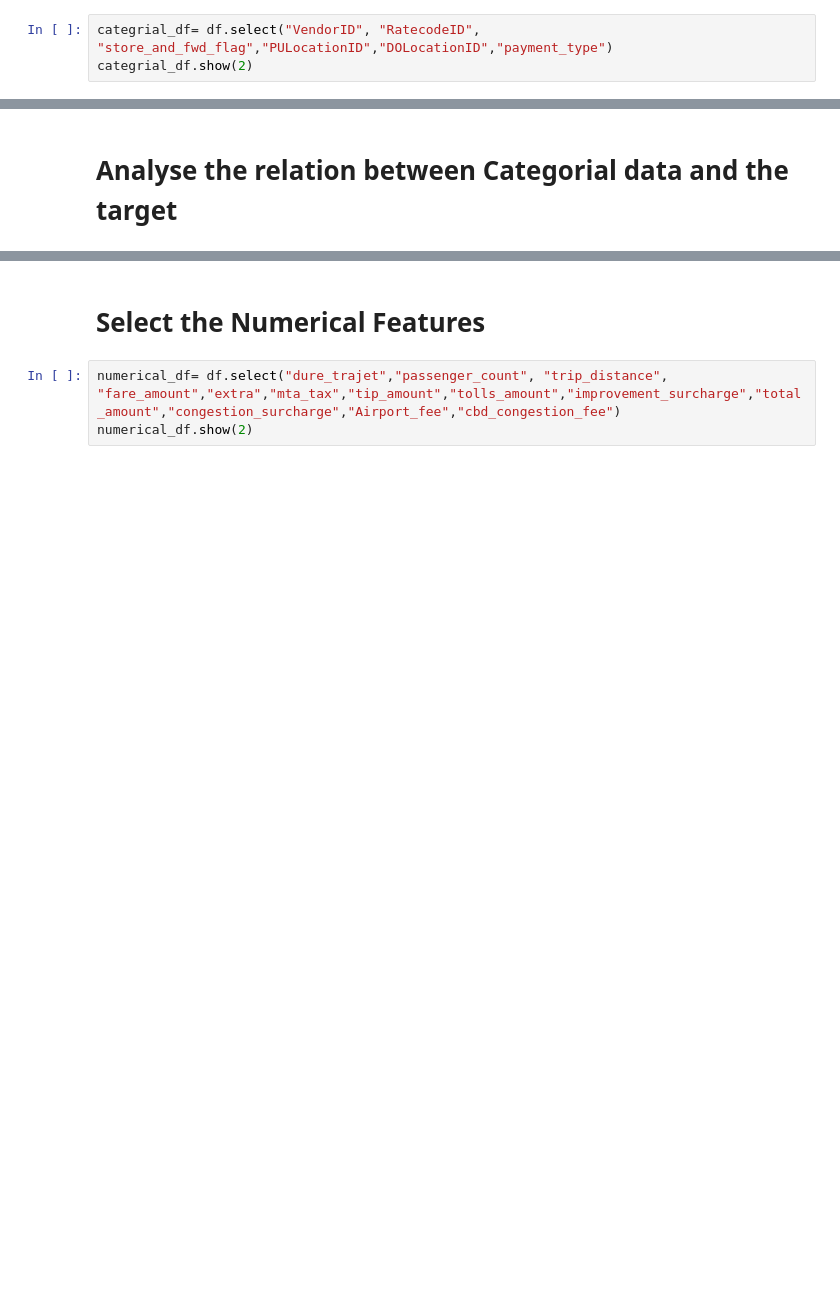
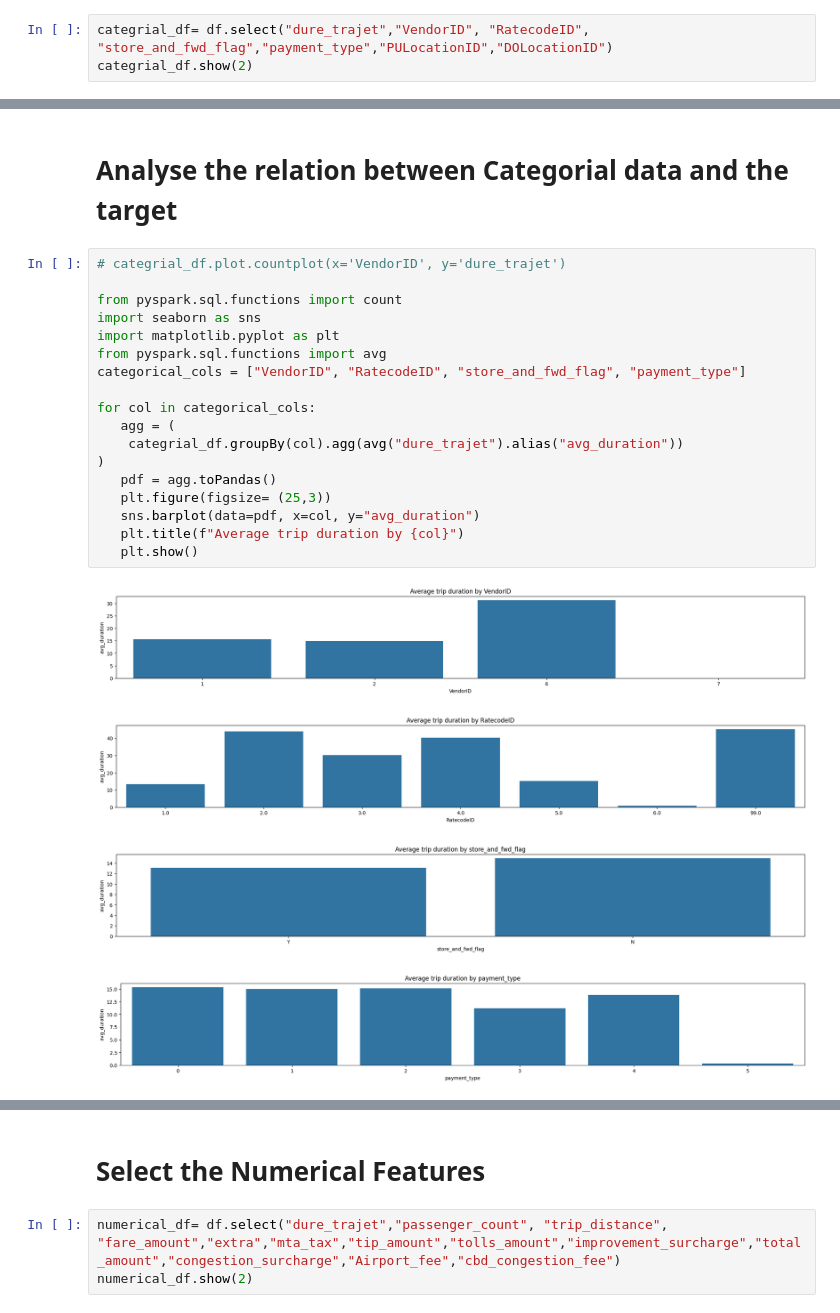
Before and after one commit to Maryemelb/LogiTrack_etl, a Jupyter notebook: Nootbooks/eda.ipynb, the cells around one changed output, grey strips where cells are left out. Cells and saved outputs as stored; diff of their text form; blank space fills up the shorter version.

```diff
--- a/Nootbooks/eda.ipynb
+++ b/Nootbooks/eda.ipynb
@@ -160,6 +177,6 @@ cbd_congestion_fee
 # %% [markdown]
 # Select the Categorial Columns
 # %%
-categrial_df= df.select("VendorID", "RatecodeID", "store_and_fwd_flag","PULocationID","DOLocationID","payment_type")
+categrial_df= df.select("dure_trajet","VendorID", "RatecodeID", "store_and_fwd_flag","payment_type","PULocationID","DOLocationID")
 categrial_df.show(2)
 # %% [output]
@@ -172,3 +189,26 @@ categrial_df.show(2)
 only showing top 2 rows
 # %% [markdown]
 # Analyse the relation between Categorial data and the target
+# %%
+# categrial_df.plot.countplot(x='VendorID', y='dure_trajet')
+
+from pyspark.sql.functions import count
+import seaborn as sns
+import matplotlib.pyplot as plt
+from pyspark.sql.functions import avg
+categorical_cols = ["VendorID", "RatecodeID", "store_and_fwd_flag", "payment_type"]
+
+for col in categorical_cols:
+   agg = (
+    categrial_df.groupBy(col).agg(avg("dure_trajet").alias("avg_duration"))
+)
+   pdf = agg.toPandas()
+   plt.figure(figsize= (25,3))
+   sns.barplot(data=pdf, x=col, y="avg_duration")
+   plt.title(f"Average trip duration by {col}")
+   plt.show()
+# %% [output]
+[figure, added]
+[figure, added]
+[figure, added]
+[figure, added]
```
Also changed, not shown: parts of 14 cells of this notebook, 2 other files.
